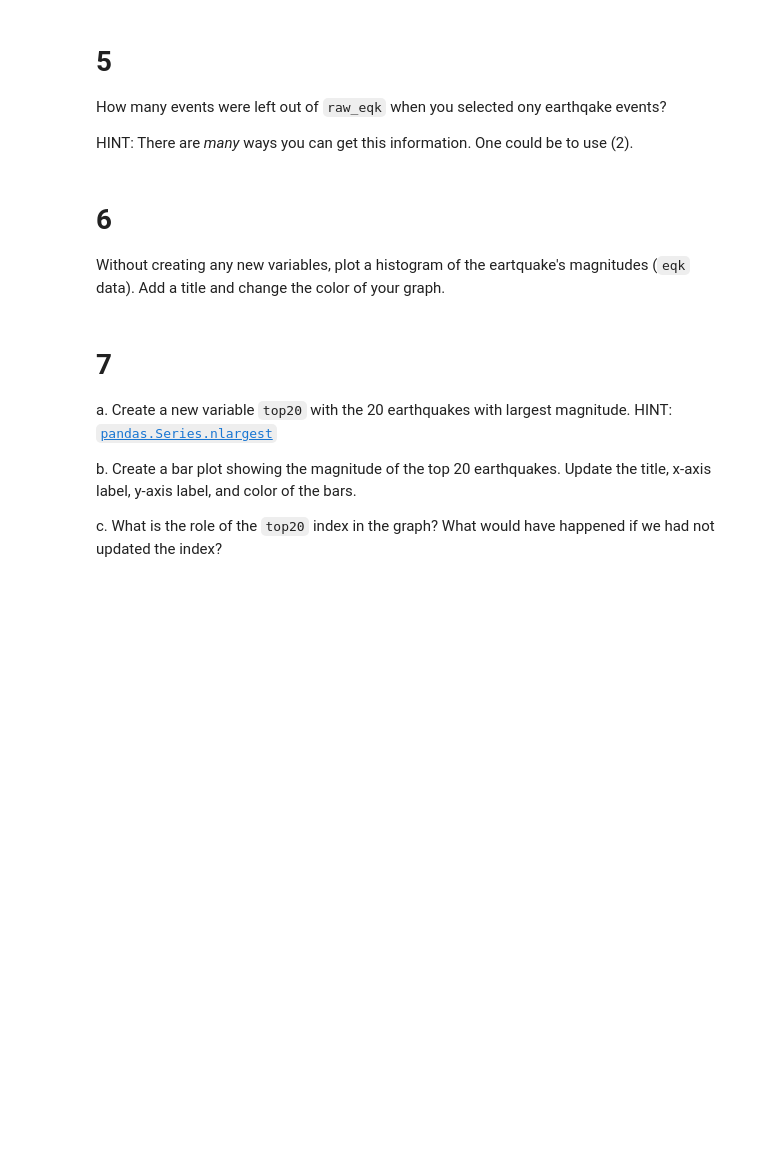
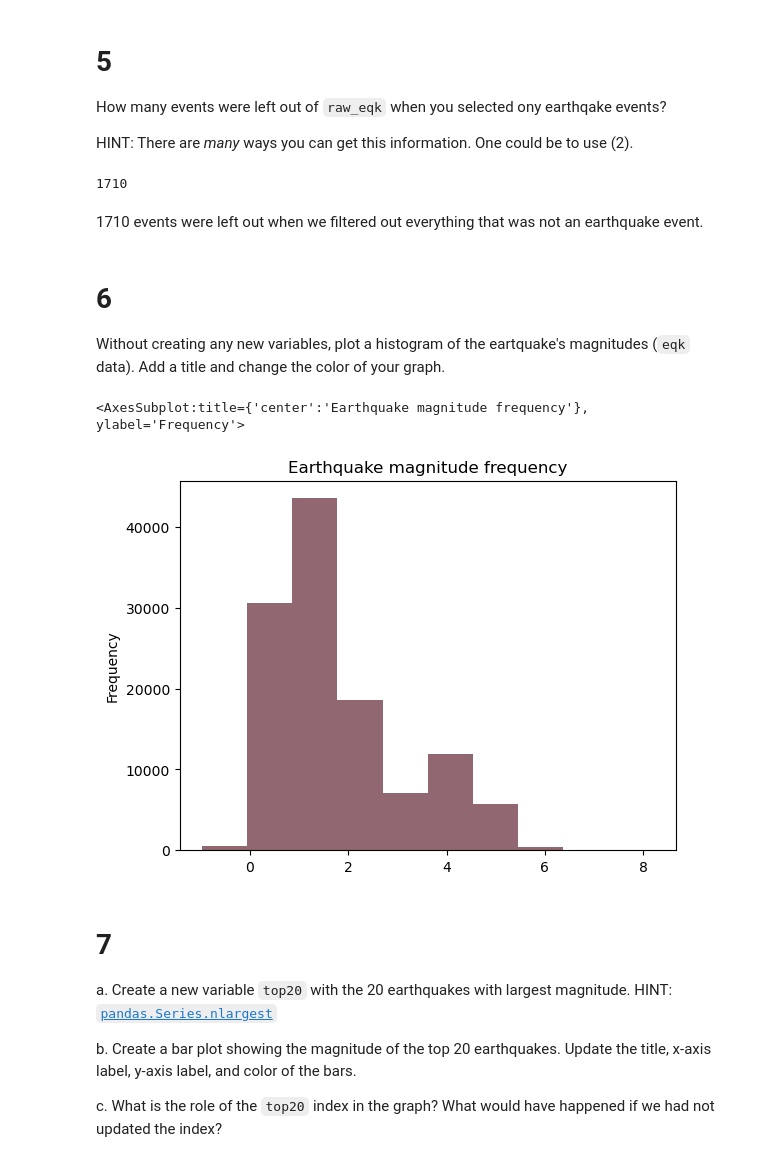
Before and after one commit to shmuir/eds220-hwk-1, a Jupyter notebook: hwk1-task4.ipynb, the cells around one changed output. Cells and saved outputs as stored; diff of their text form; code cells hidden in the pictures; blank space fills up the shorter version.

```diff
--- a/hwk1-task4.ipynb
+++ b/hwk1-task4.ipynb
@@ -89,3 +89,12 @@ a. Select only earthquake events and store them as `eqk` (variable name)
 b. Update the index of `eqk` to be the `id` column of the dataframe.
 
 c. Check the new index by viewing the first 3 rows of `eqk`.
+# %%
+# a.
+eqk = raw_eqk[raw_eqk.type == "earthquake"]
+
+# b.
+eqk = eqk.set_index('id')
+
+# c.
+eqk.head(n=3)
@@ -97,6 +112,12 @@ How many events were left out of `raw_eqk` when you selected ony earthqake event
 HINT: There are *many* ways you can get this information. One could be to use (2).
 # %%
 # solve exercise here
+
+len(raw_eqk[raw_eqk.type != "earthquake"])
+# %% [output]
+1710
+# %% [markdown]
+1710 events were left out when we filtered out everything that was not an earthquake event.
 # %% [markdown]
 # 6
 Without creating any new variables, plot a histogram of the eartquake's magnitudes (`eqk` data). Add a title and change the color of your graph.
@@ -105,3 +124,10 @@ Without creating any new variables, plot a histogram of the eartquake's magnitud
+# %%
+eqk.mag.plot(kind = 'hist',
+            color = '#916772',
+            title = 'Earthquake magnitude frequency')
+# %% [output]
+<AxesSubplot:title={'center':'Earthquake magnitude frequency'}, ylabel='Frequency'>
+[figure, added]
 # %% [markdown]
 # 7
 
```
Also changed, not shown: parts of 6 cells of this notebook.
